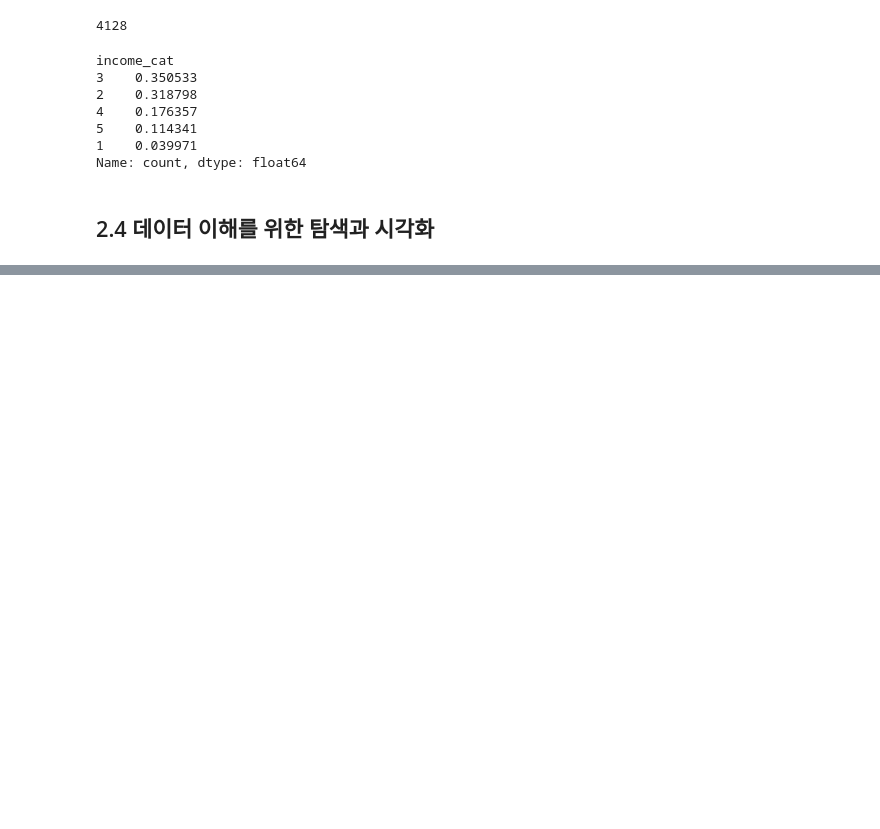
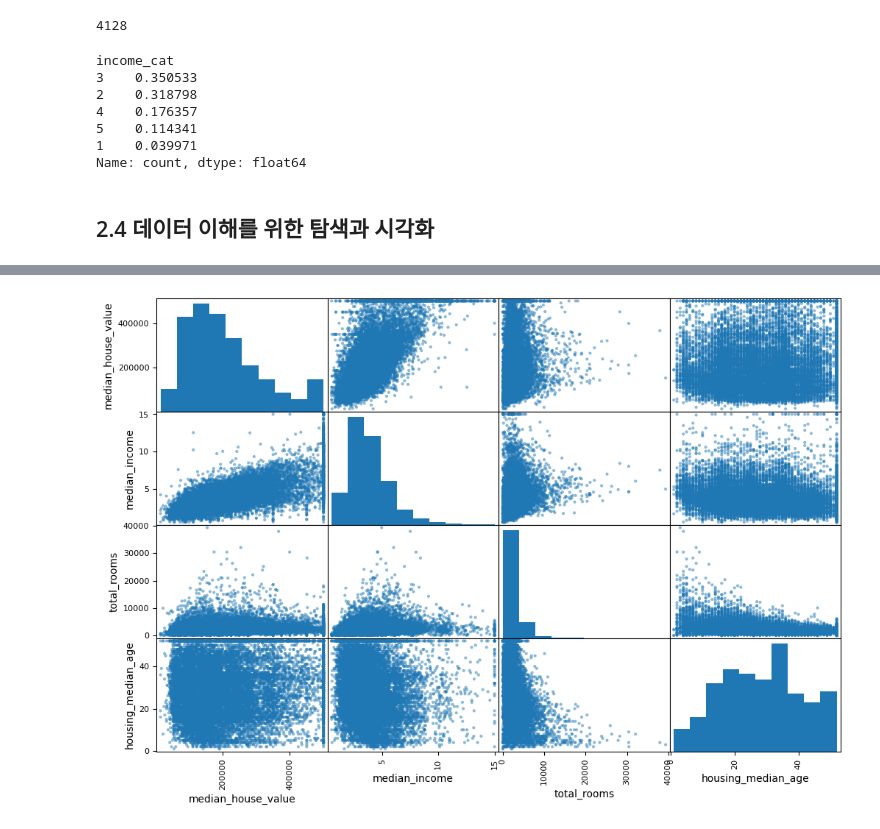
Before and after one commit to yp-mikoto/hands-on-ML, a Jupyter notebook: ch02/02_end_to_end_machine_learning_project.ipynb, the cells around one changed output, grey strips where cells are left out. Cells and saved outputs as stored; diff of their text form; code cells hidden in the pictures; blank space fills up the shorter version.

```diff
--- a/ch02/02_end_to_end_machine_learning_project.ipynb
+++ b/ch02/02_end_to_end_machine_learning_project.ipynb
@@ -137,0 +182,15 @@ for set_ in (strat_train_set, strat_test_set):
+# %%
+# 특성 사이의 상관관계를 확인하는 다른 방법은 판다스의 scatter_matrix 함수를 사용해 숫자형 특성 간 산점도를 그려보는 것이다.
+
+from pandas.plotting import scatter_matrix
+
+attributes = [
+    "median_house_value",
+    "median_income",
+    "total_rooms",
+    "housing_median_age",
+]
+scatter_matrix(housing[attributes], figsize=(12, 8))
+plt.show()
+# %% [output]
+[figure, added]
```
Also changed, not shown: parts of 10 cells of this notebook.
